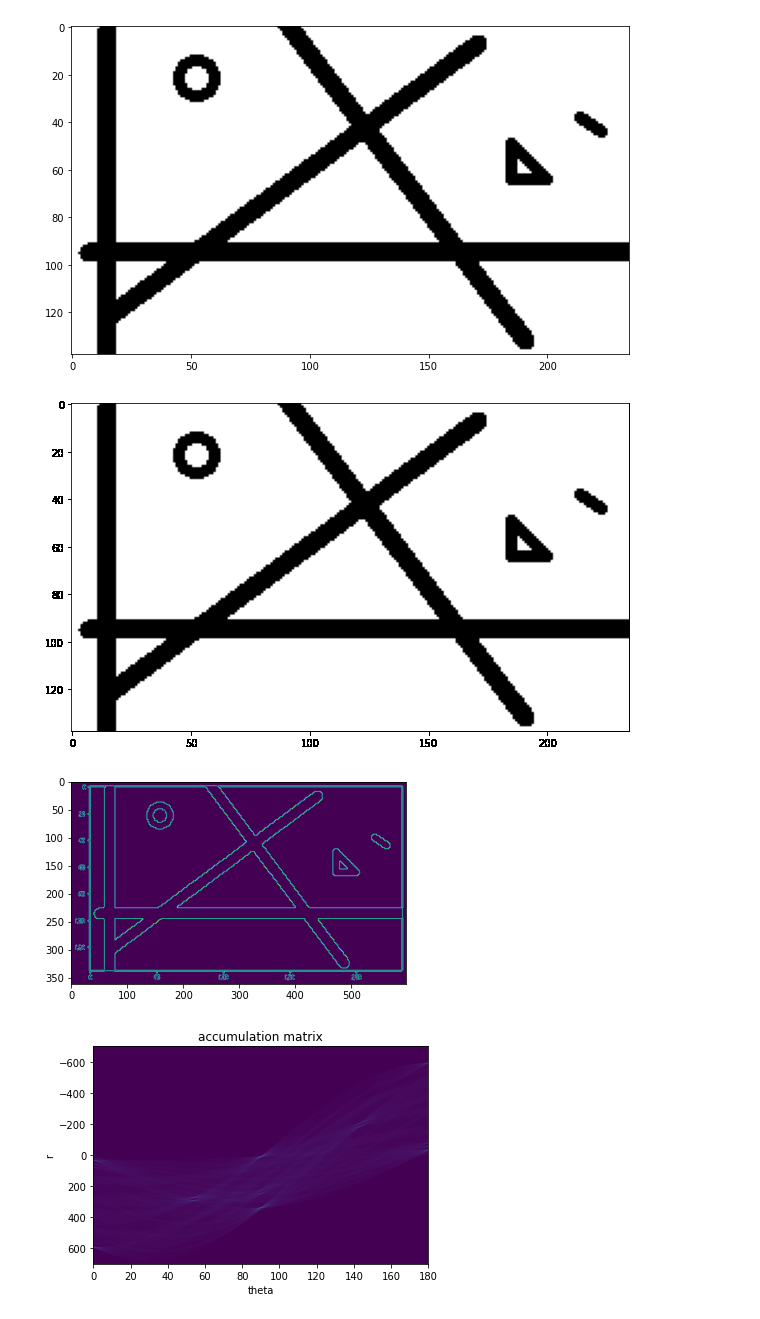
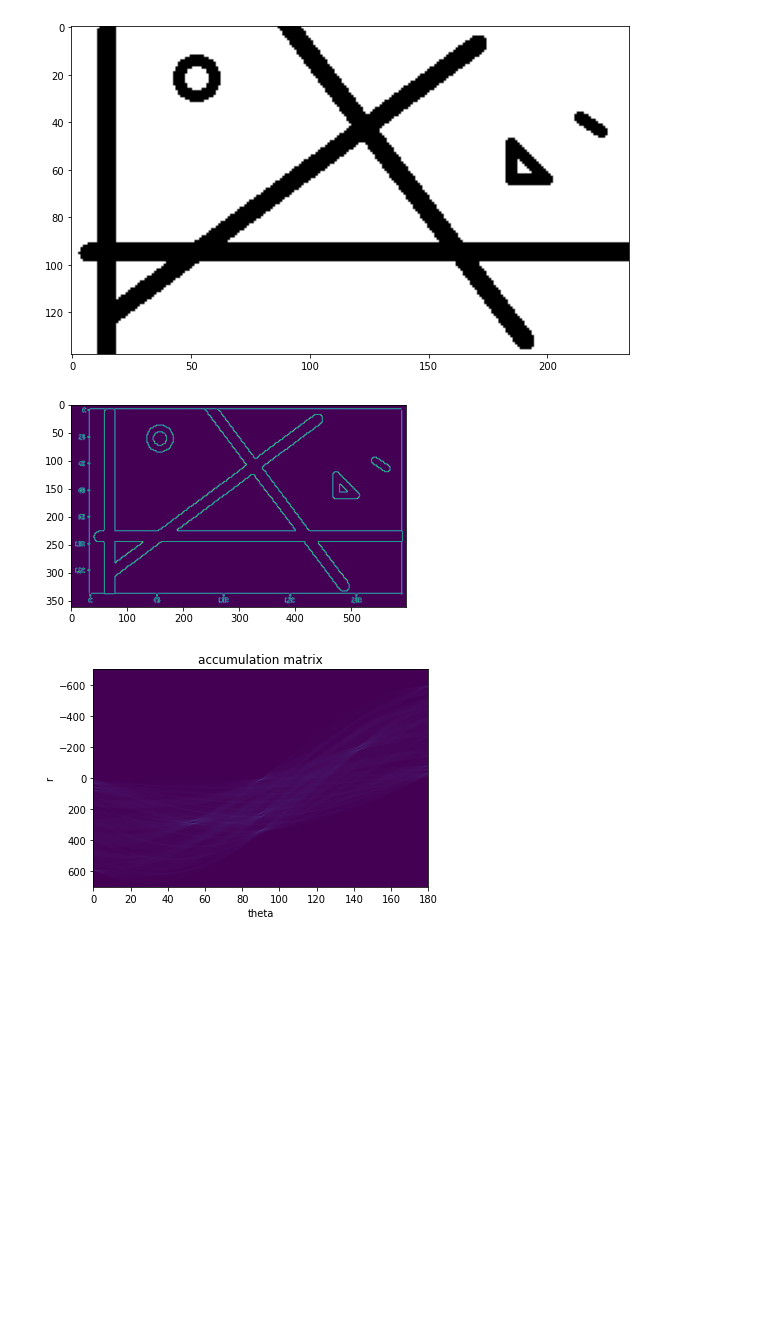
Before and after one commit to mleyvaz/vision-computadoras, a Jupyter notebook: Transformada_de_Hough.ipynb, the cells around one changed output. Saved outputs shown, nothing was run; the diff lists cells and outputs as text; code cells hidden in the pictures; blank space fills up the shorter version.

```diff
--- a/Transformada_de_Hough.ipynb
+++ b/Transformada_de_Hough.ipynb
@@ -12,25 +12,22 @@ import matplotlib.pylab as plt
 # %%
 # Deteccion de bordes
 import cv2
 import numpy as np
 from matplotlib import pyplot as plt
 
 url="https://github.com/mleyvaz/vision-computadoras/blob/main/ejemplo1.png?raw=true"
-img_rgb = io.imread(url)
-cv2_imshow(img_rgb)
+image = io.imread(url)
+cv2_imshow(image)
 
-image = cv2.cvtColor(img_rgb, cv2.COLOR_BGR2GRAY)
-cv2_imshow(image)
 
 mag_im = cv2.Canny(image, 50, 400)
 
 
 plt.imshow(mag_im)
 plt.show()
 # %% [output]
 [figure]
-[figure, old version]
+[figure, new version]
-[figure, removed]
 # %%
 # Inicializar matriz de acumulación
 # choose R size
```
Also changed, not shown: parts of 1 cell of this notebook.
